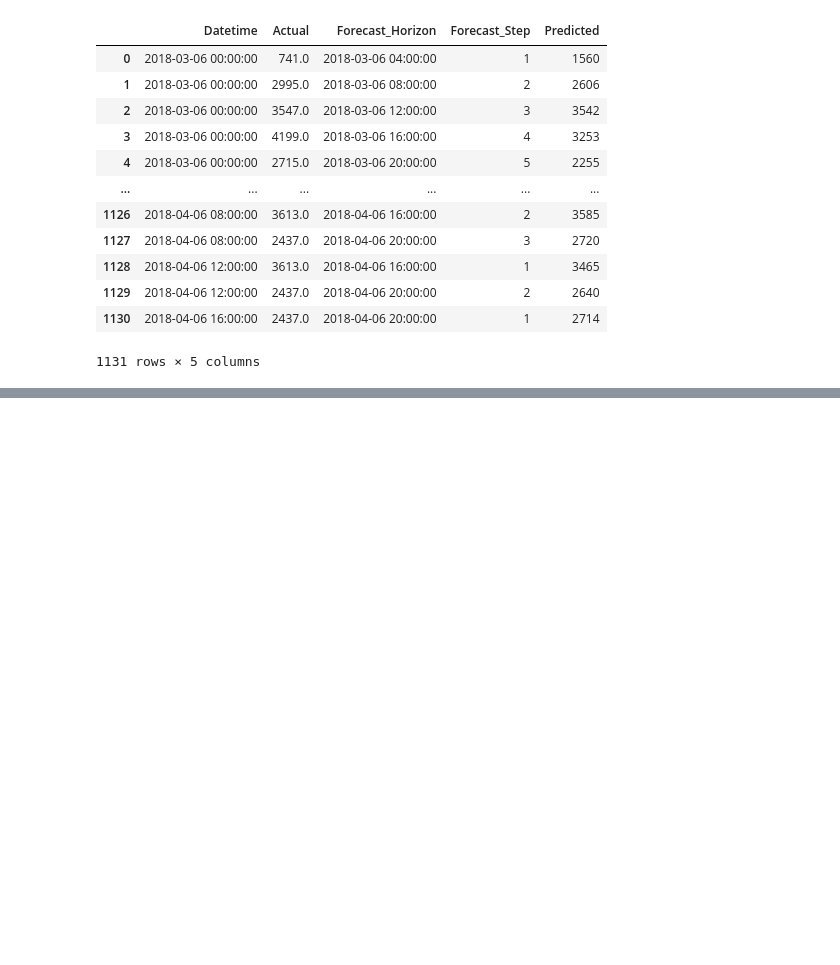
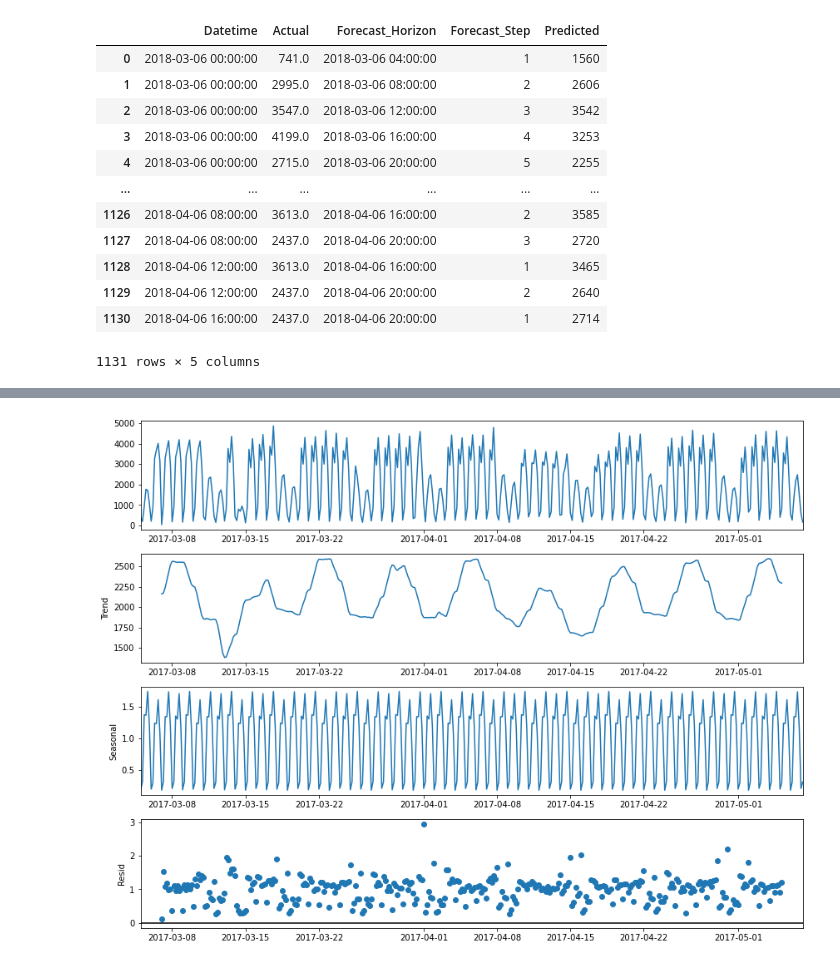
Before and after one commit to wang-yiche/DS5500-Project, a Jupyter notebook: Untitled.ipynb, the cells around one changed output, grey strips where cells are left out. Cells and saved outputs as stored; diff of their text form; code cells hidden in the pictures; blank space fills up the shorter version.

```diff
--- a/Untitled.ipynb
+++ b/Untitled.ipynb
@@ -101,0 +122,11 @@ new_tool.test_forecast
+# %%
+from matplotlib.pyplot import figure
+from matplotlib import pyplot
+import matplotlib.pyplot as plt
+plt.rcParams["figure.figsize"] = (12,9)
+from statsmodels.tsa.seasonal import seasonal_decompose
+result = seasonal_decompose(train[:380], model='multiplicative')
+result.plot()
+pyplot.show()
+# %% [output]
+[figure, added]
```
Also changed, not shown: parts of 7 cells of this notebook, 4 other files.
